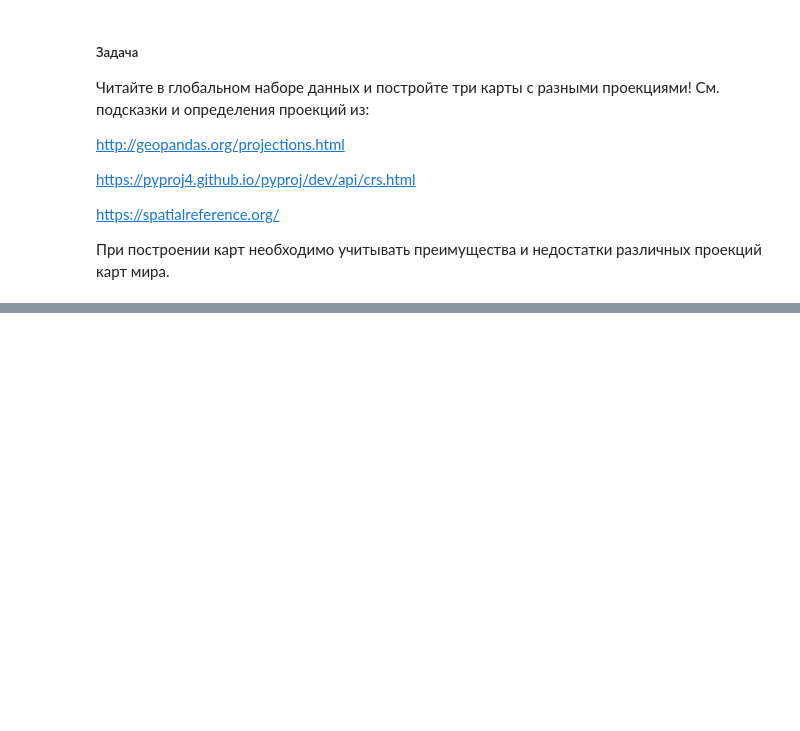
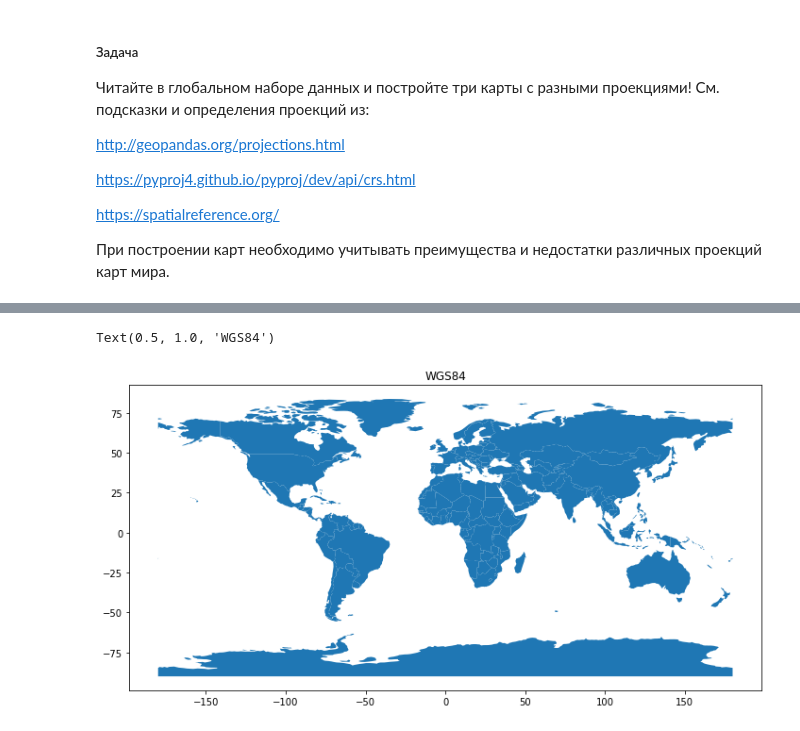
Before and after one commit to mongoy/AutoGISproc, a Jupyter notebook: LES_2/lesson2_2.ipynb, the cells around one changed output, grey strips where cells are left out. Drawn from its saved outputs; the diff is of its cells as text; code cells hidden in the pictures; blank space fills up the shorter version.

```diff
--- a/LES_2/lesson2_2.ipynb
+++ b/LES_2/lesson2_2.ipynb
@@ -344,5 +344,8 @@ https://spatialreference.org/
 При построении карт необходимо учитывать преимущества и недостатки различных проекций карт мира.
 # %%
 # Чтение в данных
-fp = "L2_data/ne_110m_admin_0_countries/ne_110m_admin_0_countries.
-#admin
+fp = os.path.join(ROOT_PATH, r"L2_data\ne_110m_admin_0_countries\ne_110m_admin_0_countries.shp")
+
+# Чтение
+admin = gpd.read_file(fp)
+admin.head()
@@ -348,0 +375,10 @@ fp = "L2_data/ne_110m_admin_0_countries/ne_110m_admin_0_countries.
+# %%
+# Установите размер фигуры
+plt.rcParams['figure.figsize'] = [12, 6]
+# %%
+# визуализируем в оригинальной проекции
+ax = admin.plot()
+ax.set_title("WGS84")
+# %% [output]
+Text(0.5, 1.0, 'WGS84')
+[figure, added]
```
Also changed, not shown: parts of 6 cells of this notebook, 8 other files.
